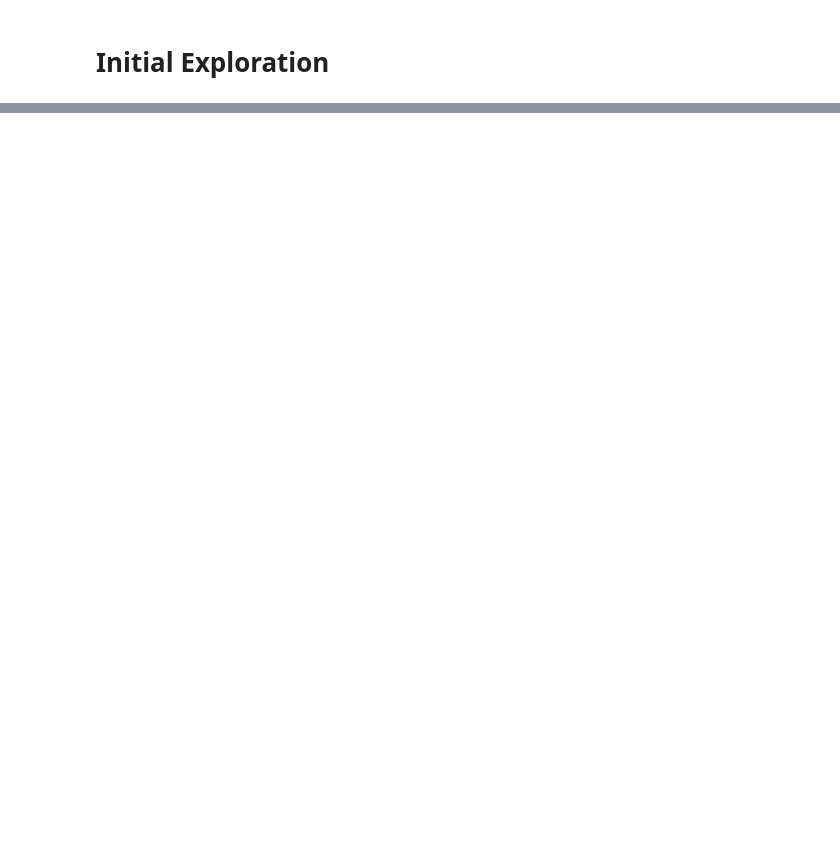
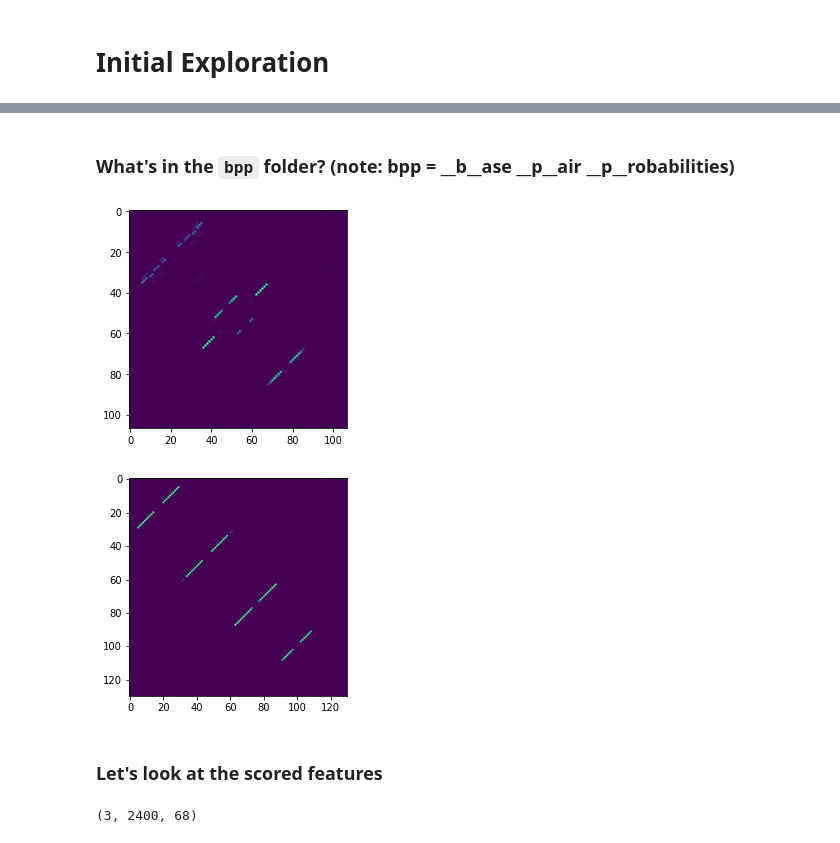
Before and after one commit to schlagercollin/covid-mrna-degradation, a Jupyter notebook: exploration/cs_01.ipynb, the cells around one changed output, grey strips where cells are left out. Drawn from its saved outputs; the diff is of its cells as text; code cells hidden in the pictures; blank space fills up the shorter version.

```diff
--- a/exploration/cs_01.ipynb
+++ b/exploration/cs_01.ipynb
@@ -56,0 +56,22 @@ GGAAAGAGUAAUGGUAGGAAAUGAAAUUGAAUGAAAAUAAAUAAGAUAAAUCAAAUUGGUAAAGGUCAGCGCGGAUUCGU
+# %% [markdown]
+### What's in the `bpp` folder? (note: bpp = __b__ase __p__air __p__robabilities)
+# %%
+for bpp_id in os.listdir(root_dir + "/bpps")[:2]:
+    bpp_file = root_dir + "/bpps/" + bpp_id
+    bpp = np.load(bpp_file)
+    plt.imshow(bpp)
+    plt.show()
+# %% [output]
+[figure, added]
+[figure, added]
+# %% [markdown]
+### Let's look at the scored features
+# %%
+SCORED = ["reactivity", "deg_Mg_pH10", "deg_Mg_50C"]
+df = train[SCORED]
+
+# perhaps the dumbest way to get a 3d tensor with shape [variable, sample, nt]
+y = np.stack(list(map(lambda x: df[x].apply(pd.Series).values, SCORED)))
+print(y.shape)
+# %% [output]
+(3, 2400, 68)
```
Also changed, not shown: parts of 6 cells of this notebook.
